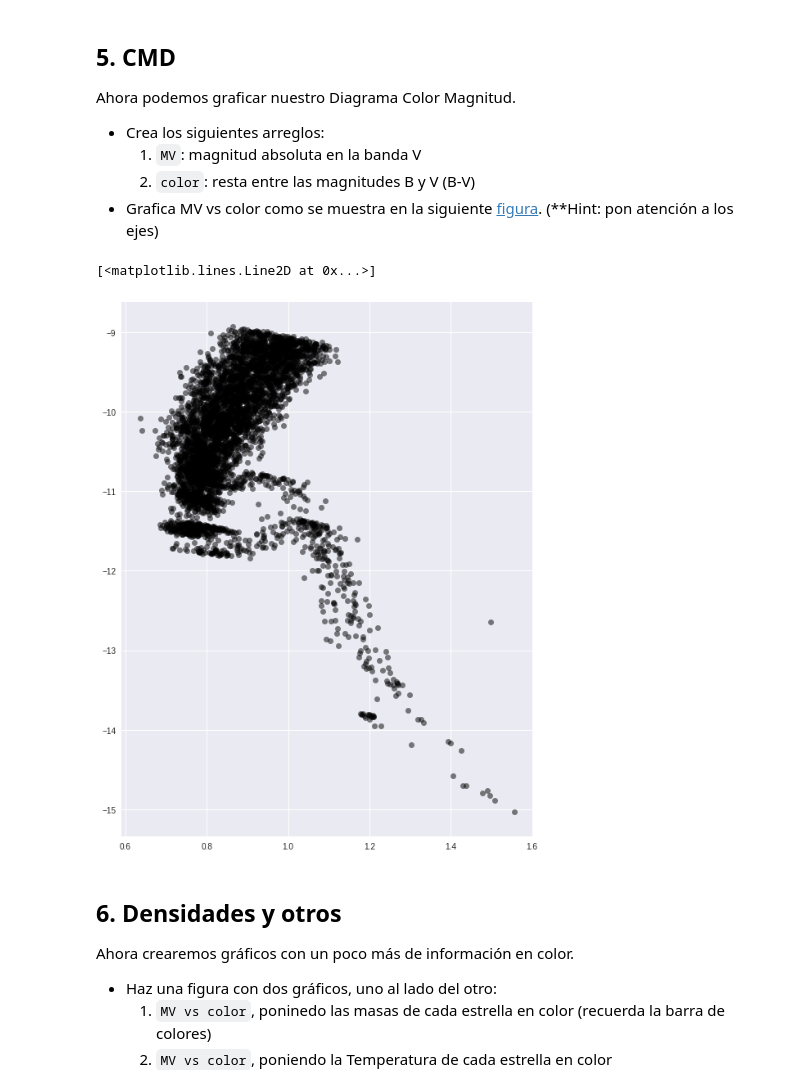
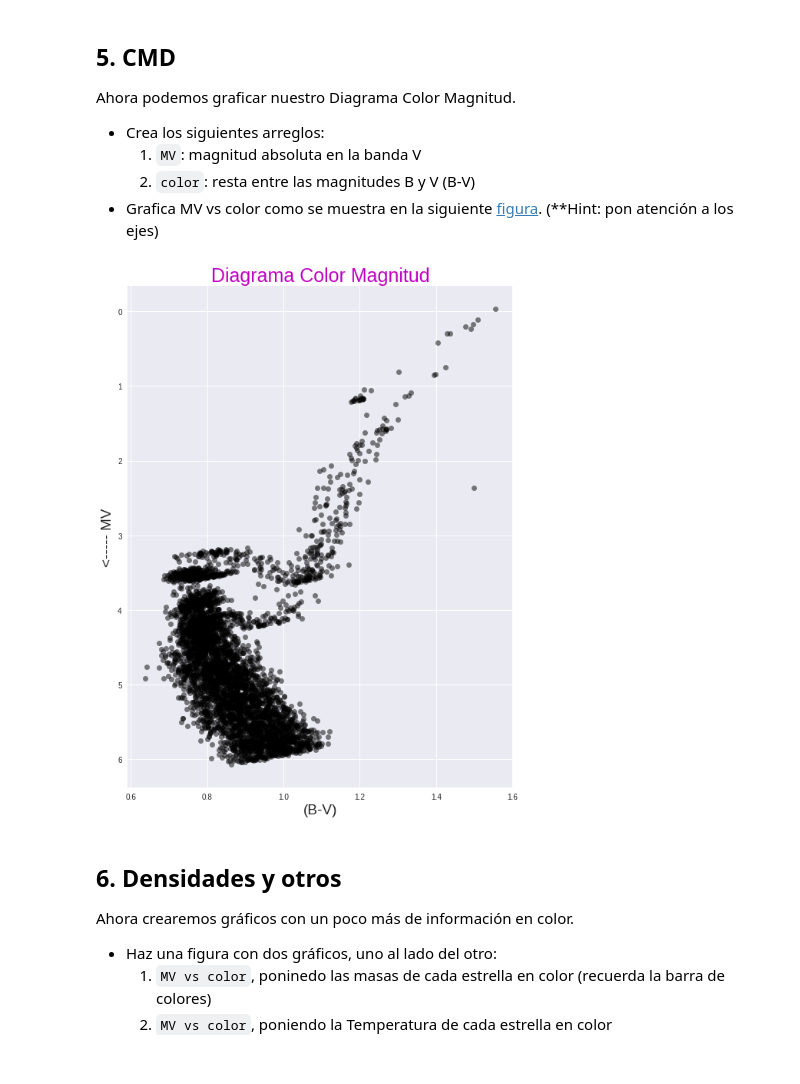
Before and after one commit to PaulaBDS/minitarea2, a Jupyter notebook: minitarea2.ipynb, the cells around one changed output. Saved outputs shown, nothing was run; the diff lists cells and outputs as text; code cells hidden in the pictures.

```diff
--- a/minitarea2.ipynb
+++ b/minitarea2.ipynb
@@ -187,9 +179,10 @@ Para hacer el CMD necesitamos la magnitud absoluta de nuestras estrellas. Para e
 #Funcion mag_abs(mag, dist)
 
 def mag_abs(mag_ap, dist):
-  dist=dist*1000
+
   dist=np.log10(dist)
   M = mag_ap - 5*dist + 5
+
   return M
 # %% [markdown]
 ## 5. CMD
@@ -201,21 +194,29 @@ Ahora podemos graficar nuestro Diagrama Color Magnitud.
     2. `color`: resta entre las magnitudes B y V (B-V)
 * Grafica MV vs color como se muestra en la siguiente [figura](https://www.astro.rug.nl/~ahelmi/galaxies_course/class_II/47tuc.gif). (**Hint: pon atención a los ejes)
 # %%
-#Crear arrays MV y color
+#Crear arrays MV
 
 MV = mag_abs(datos_filtrados[:,1],datos_filtrados[:,6])
 
+#Para crear el array color, primero se obtienen las filas
+#que corresponden a las bandas(arrays) B y V de los datos filtrados
+
 bandasFiltradasB = datos_filtrados[:,0]
 bandasFiltradasV = datos_filtrados[:,1]
+
+#Luego se crea el array color restando los arrays
 
 color=bandasFiltradasB-bandasFiltradasV
 
 #plot cmd
 fig=plt.figure(figsize=(9,12))
+plt.title('Diagrama Color Magnitud', size=25, color='m')
+plt.xlabel('(B-V)', size=19)
+plt.ylabel('<----- MV', size=19)
 plt.plot(color,MV,'o', color='black', alpha=0.5)
+plt.gca().invert_yaxis()
 # %% [output]
-[<matplotlib.lines.Line2D at 0x...>]
-[figure, old version]
+[figure, new version]
 # %% [markdown]
 ## 6. Densidades y otros
 
```
Also changed, not shown: parts of 6 cells of this notebook.
